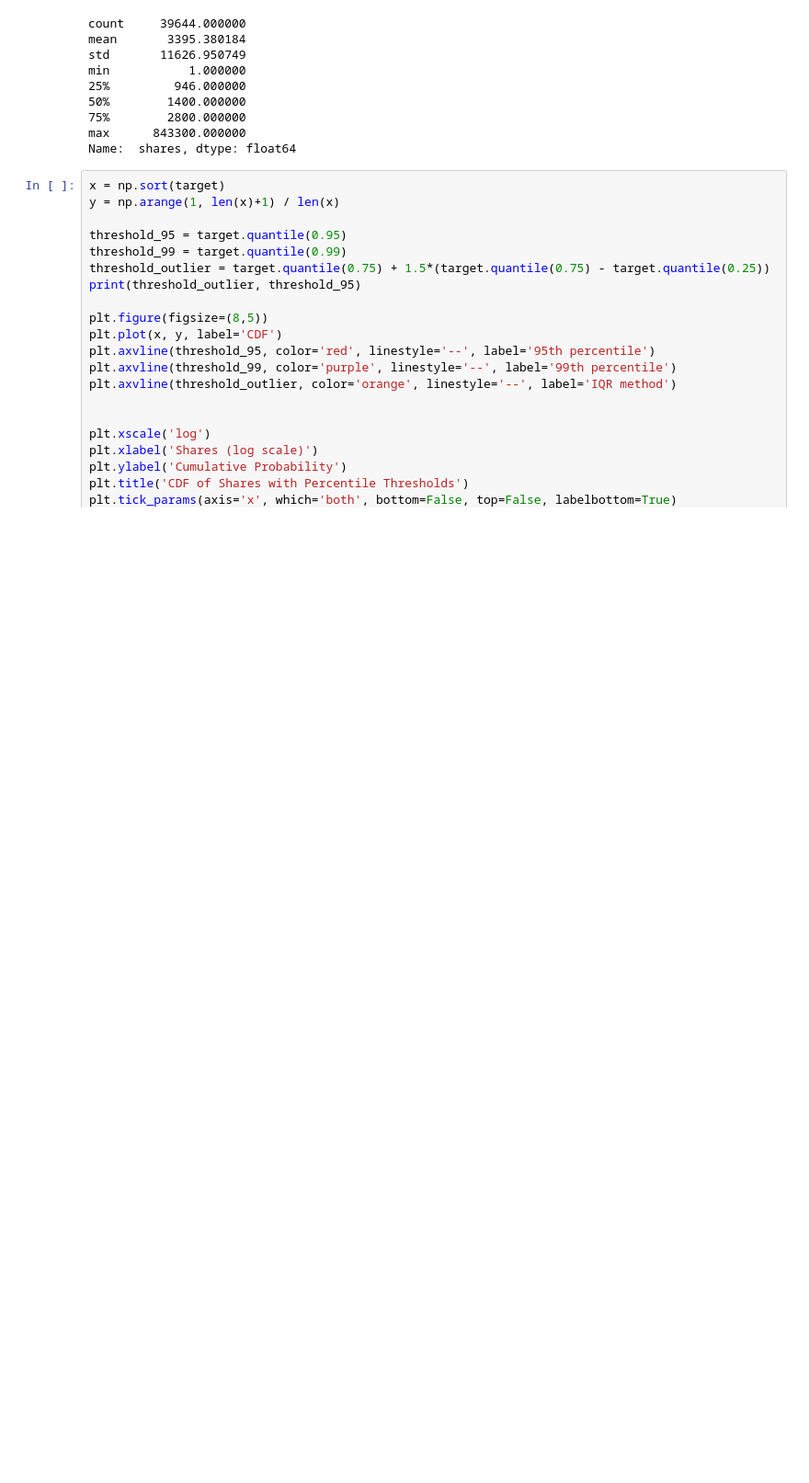
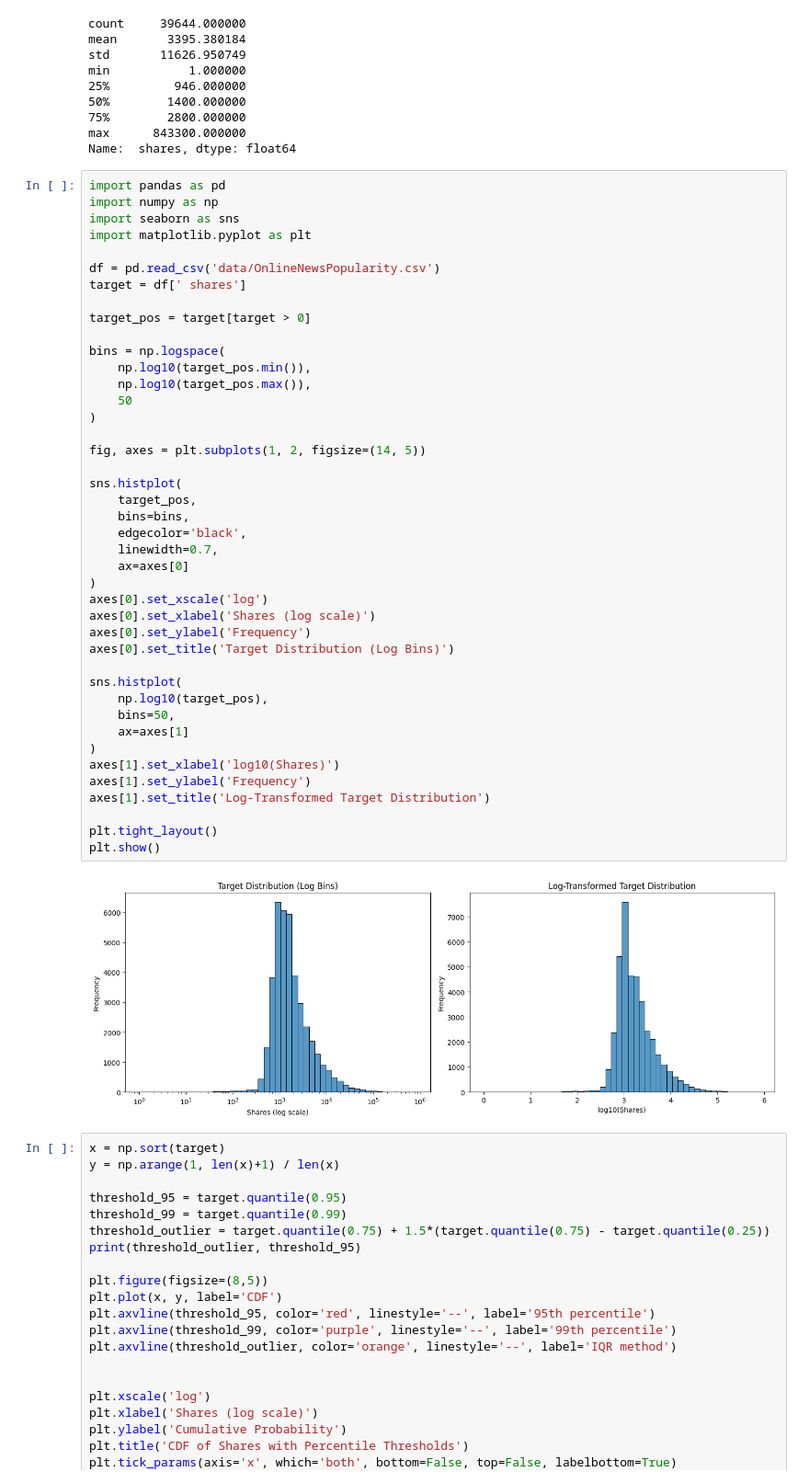
Before and after one commit to DovydasVe/article_popularity_prediction, a Jupyter notebook: data_preprocessing.ipynb, the cells around one changed output. Shown: that part at 92% size. Saved outputs shown, nothing was run; the diff lists cells and outputs as text; blank space fills up the shorter version.

Commit message:
y + log(y) graphs added in data_preprocessing

```diff
--- a/data_preprocessing.ipynb
+++ b/data_preprocessing.ipynb
@@ -17,6 +18,50 @@ min           1.000000
 75%        2800.000000
 max      843300.000000
 Name:  shares, dtype: float64
+# %%
+import pandas as pd
+import numpy as np
+import seaborn as sns
+import matplotlib.pyplot as plt
+
+df = pd.read_csv('data/OnlineNewsPopularity.csv')
+target = df[' shares']
+
+target_pos = target[target > 0]
+
+bins = np.logspace(
+    np.log10(target_pos.min()),
+    np.log10(target_pos.max()),
+    50
+)
+
+fig, axes = plt.subplots(1, 2, figsize=(14, 5))
+
+sns.histplot(
+    target_pos,
+    bins=bins,
+    edgecolor='black',
+    linewidth=0.7,
+    ax=axes[0]
+)
+axes[0].set_xscale('log')
+axes[0].set_xlabel('Shares (log scale)')
+axes[0].set_ylabel('Frequency')
+axes[0].set_title('Target Distribution (Log Bins)')
+
+sns.histplot(
+    np.log10(target_pos),
+    bins=50,
+    ax=axes[1]
+)
+axes[1].set_xlabel('log10(Shares)')
+axes[1].set_ylabel('Frequency')
+axes[1].set_title('Log-Transformed Target Distribution')
+
+plt.tight_layout()
+plt.show()
+# %% [output]
+[figure, added]
 # %%
 x = np.sort(target)
 y = np.arange(1, len(x)+1) / len(x)
```
Also changed, not shown: parts of 1 cell of this notebook.
